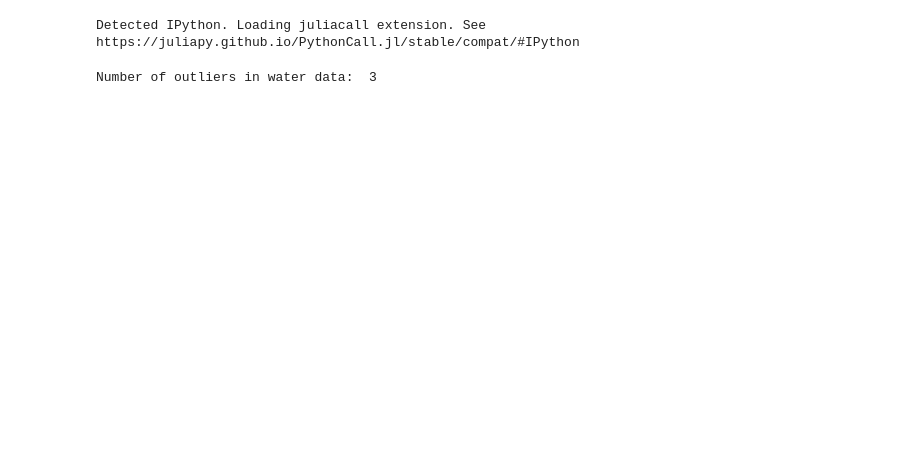
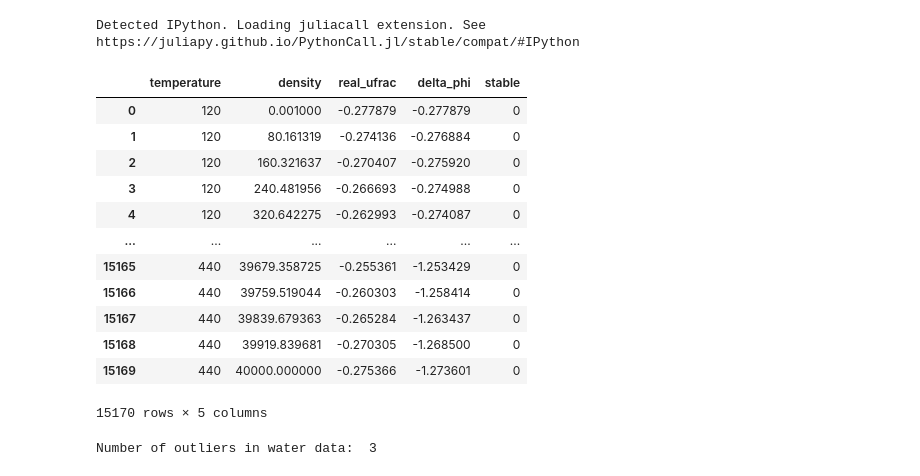
Before and after one commit to RuilongWang1215/ML-uv-theory, a Jupyter notebook: test_ml.ipynb, the cells around one changed output. Cells and saved outputs as stored; diff of their text form; code cells hidden in the pictures; blank space fills up the shorter version.

```diff
--- a/test_ml.ipynb
+++ b/test_ml.ipynb
@@ -43,3 +48,19 @@ methane = pd.read_csv('data/real_ufrac_methane.csv')
+# %%
+argon
+# %% [output]
+|  | temperature | density | real_ufrac | delta_phi | stable |
+| 0 | 120 | 0.001000 | -0.277879 | -0.277879 | 0 |
+| 1 | 120 | 80.161319 | -0.274136 | -0.276884 | 0 |
+| 2 | 120 | 160.321637 | -0.270407 | -0.275920 | 0 |
+| 3 | 120 | 240.481956 | -0.266693 | -0.274988 | 0 |
+| 4 | 120 | 320.642275 | -0.262993 | -0.274087 | 0 |
+| ... | ... | ... | ... | ... | ... |
+| 15165 | 440 | 39679.358725 | -0.255361 | -1.253429 | 0 |
+| 15166 | 440 | 39759.519044 | -0.260303 | -1.258414 | 0 |
+| 15167 | 440 | 39839.679363 | -0.265284 | -1.263437 | 0 |
+| 15168 | 440 | 39919.839681 | -0.270305 | -1.268500 | 0 |
+| 15169 | 440 | 40000.000000 | -0.275366 | -1.273601 | 0 |
+15170 rows × 5 columns
 # %%
 water_without_outliers = detect_outliers(water)
 len_water = len(water)
```
Also changed, not shown: parts of 10 cells of this notebook, 9 other files.
